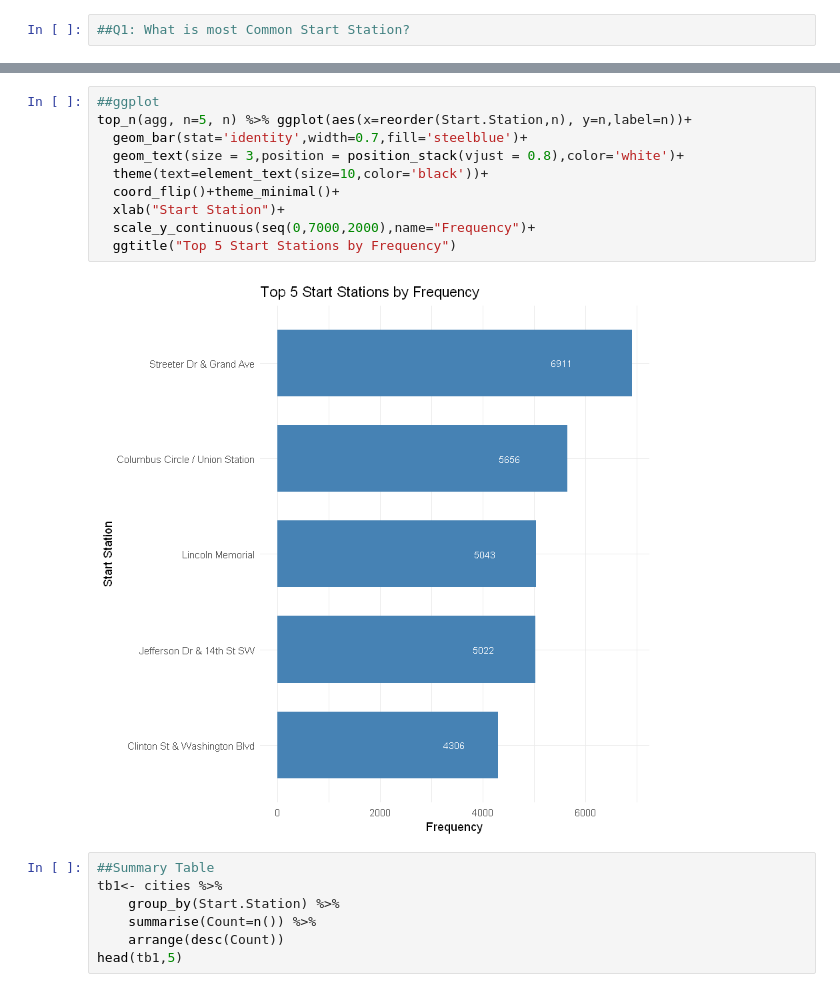
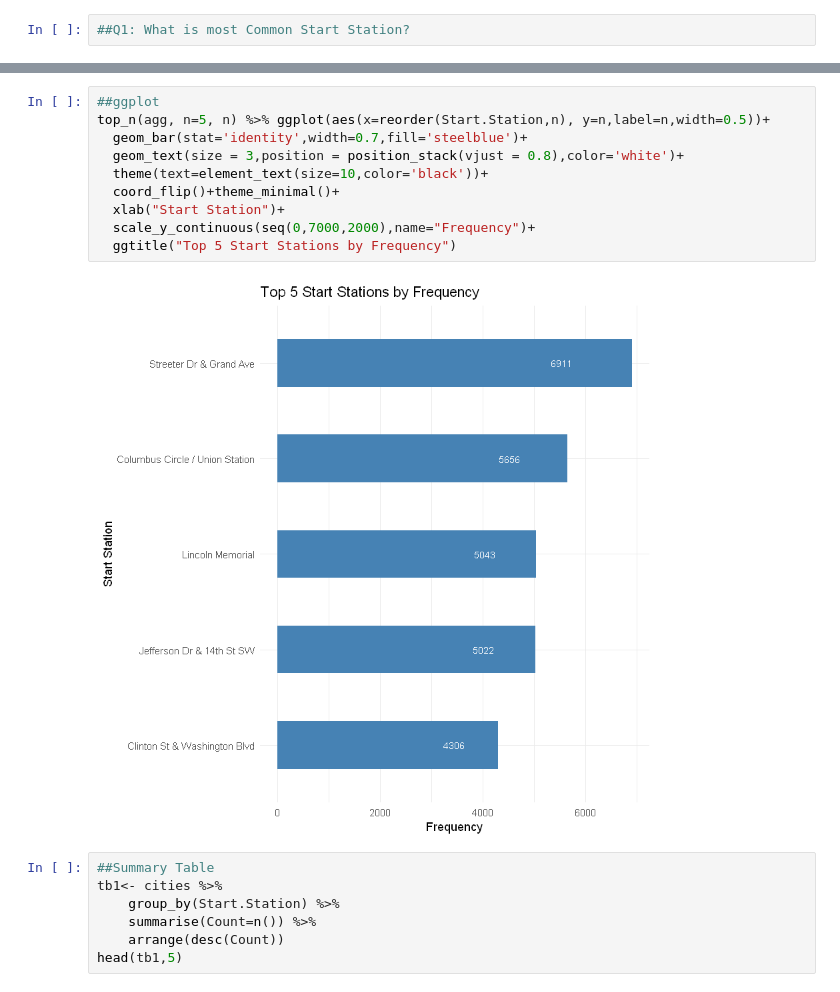
Before and after one commit to EstellaGuan/pdsnd_github, a Jupyter notebook: Bikeshare.ipynb, the cells around one changed output, grey strips where cells are left out. Drawn from its saved outputs; the diff is of its cells as text.

```diff
--- a/Bikeshare.ipynb
+++ b/Bikeshare.ipynb
@@ -44,15 +56,15 @@ agg <- cities %>%
 # %%
 ##ggplot
-top_n(agg, n=5, n) %>% ggplot(aes(x=reorder(Start.Station,n), y=n,label=n))+
+top_n(agg, n=5, n) %>% ggplot(aes(x=reorder(Start.Station,n), y=n,label=n,width=0.5))+
   geom_bar(stat='identity',width=0.7,fill='steelblue')+
   geom_text(size = 3,position = position_stack(vjust = 0.8),color='white')+
   theme(text=element_text(size=10,color='black'))+
   coord_flip()+theme_minimal()+
   xlab("Start Station")+
   scale_y_continuous(seq(0,7000,2000),name="Frequency")+
   ggtitle("Top 5 Start Stations by Frequency")
 # %% [output]
-[figure, old version]
+[figure, new version]
 # %%
 ##Summary Table
 tb1<- cities %>%
```
Also changed, not shown: parts of 3 cells of this notebook.
